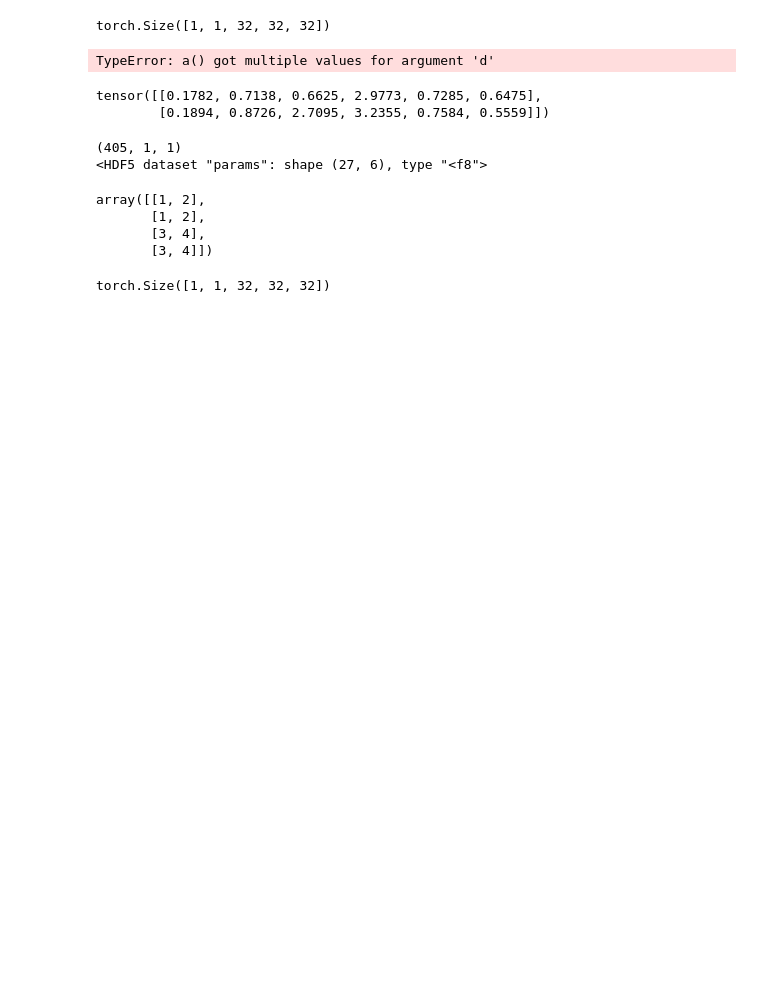
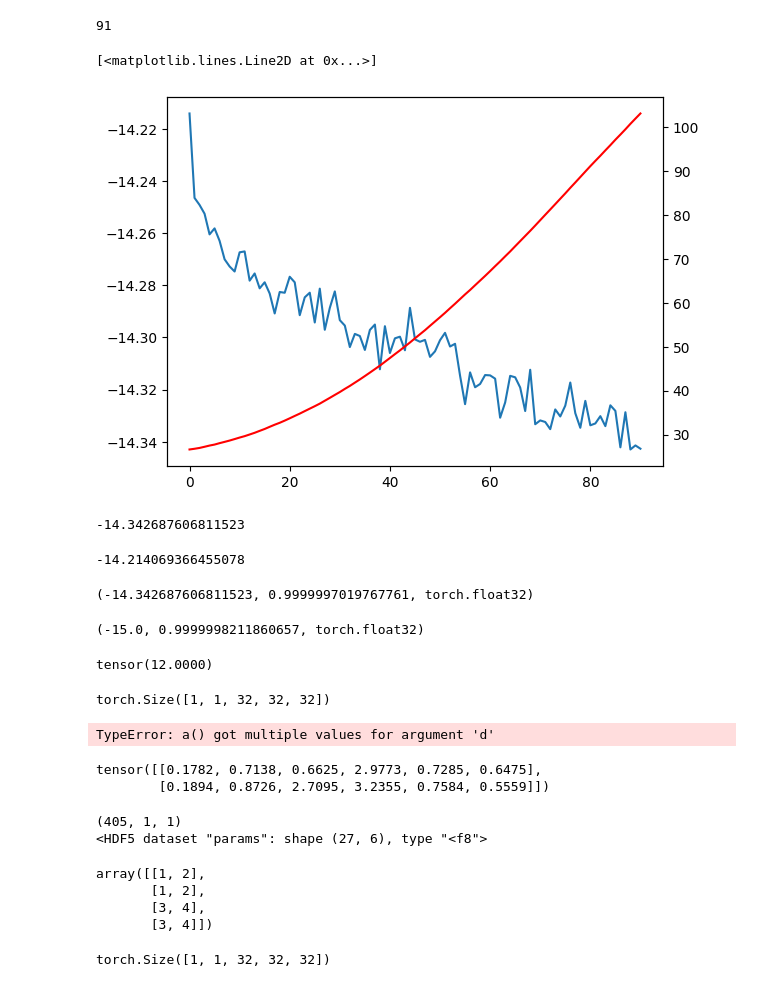
Before and after one commit to cfpark00/vdm4cdm, a Jupyter notebook: explore.ipynb, the cells around one changed output. Drawn from its saved outputs; the diff is of its cells as text; code cells hidden in the pictures; blank space fills up the shorter version.

```diff
--- a/explore.ipynb
+++ b/explore.ipynb
@@ -15,3 +31,55 @@ device = torch.device("cuda:0" if torch.cuda.is_available() else "cpu")
+# %%
+import glob
+import os
+import tqdm
+ckpt_dir="./data/comet_logs/Mstar2Mcdm-2D-inpaint/e57eb68440d348b381d9c875aba779c9/checkpoints/"
+ckpt_paths=glob.glob(os.path.join(ckpt_dir,"*.ckpt"))
+def get_steps(ckpt_path):
+    return int(os.path.split(ckpt_path)[1].split("=")[-1].split(".")[0])
+ckpt_paths.sort(key=get_steps)
+len(ckpt_paths)
+# %% [output]
+91
+# %%
+bs=[]
+ws=[]
+for ckpt_path in tqdm.tqdm(ckpt_paths):
+    ckpt=torch.load(ckpt_path)
+    b=ckpt["state_dict"]["model.gamma.b"].item()
+    w=ckpt["state_dict"]["model.gamma.w"].item()
+    bs.append(b)
+    ws.append(w)
+# %%
+plt.plot(bs)
+plt.twinx()
+plt.plot(ws,c="r")
+# %% [output]
+[<matplotlib.lines.Line2D at 0x...>]
+[figure, added]
+# %%
+bs[-1]
+# %% [output]
+-14.342687606811523
+# %%
+bs[0]
+# %% [output]
+-14.214069366455078
+# %%
+i=-1
+b_tr=torch.tensor(bs[i])
+bs[i],torch.sqrt(torch.sigmoid(-b_tr)).item(),b_tr.dtype
+# %% [output]
+(-14.342687606811523, 0.9999997019767761, torch.float32)
+# %%
+b_test=-15.
+b_tr=torch.tensor(b_test)
+b_test,torch.sqrt(torch.sigmoid(-b_tr)).item(),b_tr.dtype
+# %% [output]
+(-15.0, 0.9999998211860657, torch.float32)
+# %%
+12/torch.sqrt(torch.sigmoid(-b_tr))
+# %% [output]
+tensor(12.0000)
 # %%
 cropsize=32
 
```
Also changed, not shown: parts of 3 cells of this notebook, 4 other files.
